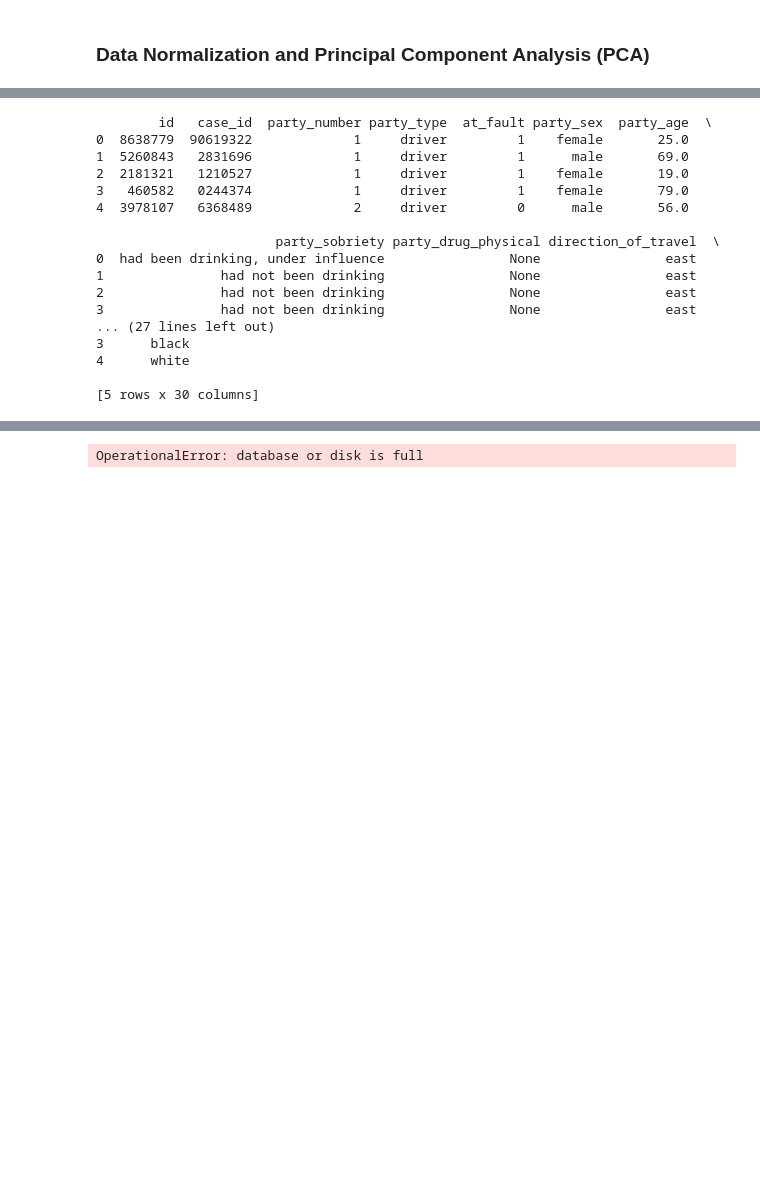
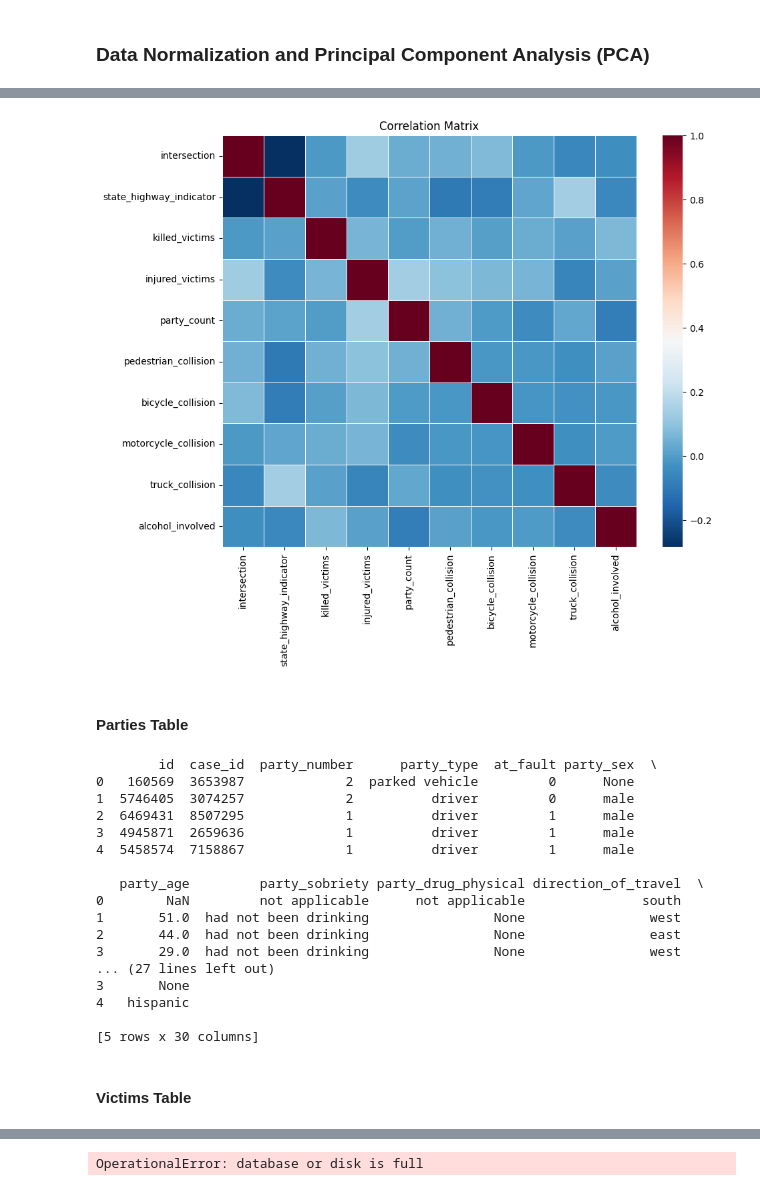
Before and after one commit to Micah614/Mining_SWITRS_for_AI_Safety_Benefits, a Jupyter notebook: SWITRS_Python_Notebook.ipynb, the cells around one changed output, grey strips where cells are left out. Drawn from its saved outputs; the diff is of its cells as text; code cells hidden in the pictures; blank space fills up the shorter version.

```diff
--- a/SWITRS_Python_Notebook.ipynb
+++ b/SWITRS_Python_Notebook.ipynb
@@ -261,0 +342,7 @@ print(collisions_random_100_df.head())
+# %%
+numeric_cols_df = collisions_important_df.select_dtypes(include=[np.number])
+# Using your dataframe 'collisions_random_10000_df'
+correlation_matrix = numeric_cols_df.corr()
+
+# Printing correlation matrix
+print(correlation_matrix)
@@ -262,25 +367,46 @@ print(collisions_random_100_df.head())
+# %%
+import seaborn as sns
+import matplotlib.pyplot as plt
+
+plt.figure(figsize=(10, 8))  # Optional: You can set the figure size
+
+sns.heatmap(correlation_matrix,
+            xticklabels=correlation_matrix.columns,
+            yticklabels=correlation_matrix.columns,
+            cmap='RdBu_r',
+            annot=False,
+            linewidth=0.5)
+
+plt.title('Correlation Matrix')
+plt.show()
+# %% [output]
+[figure, added]
+# %% [markdown]
+#### Parties Table
 # %%
 # RANDOM SAMPLER STUB FOR 'parties' table
-# Read 100 randomly selected sqlite table query tuples into a local pandas DataFrame
-parties_random_100_df = pd.read_sql_query("SELECT * FROM parties ORDER BY RANDOM() LIMIT 100;", sqliteConnection)
-print(parties_random_100_df.head())
+# Read 10000 randomly selected sqlite table query tuples into a local pandas DataFrame
+parties_random_10000_df = pd.read_sql_query("SELECT * FROM parties ORDER BY RANDOM() LIMIT 10000;", sqliteConnection)
+print(parties_random_10000_df.head())
 # %% [output]
-        id   case_id  party_number party_type  at_fault party_sex  party_age  \
-0  8638779  90619322             1     driver         1    female       25.0
-1  5260843   2831696             1     driver         1      male       69.0
-2  2181321   1210527             1     driver         1    female       19.0
-3   460582   0244374             1     driver         1    female       79.0
-4  3978107   6368489             2     driver         0      male       56.0
+        id  case_id  party_number      party_type  at_fault party_sex  \
+0   160569  3653987             2  parked vehicle         0      None
+1  5746405  3074257             2          driver         0      male
+2  6469431  8507295             1          driver         1      male
+3  4945871  2659636             1          driver         1      male
+4  5458574  7158867             1          driver         1      male
 
-                       party_sobriety party_drug_physical direction_of_travel  \
-0  had been drinking, under influence                None                east
-1               had not been drinking                None                east
-2               had not been drinking                None                east
-3               had not been drinking                None                east
+   party_age         party_sobriety party_drug_physical direction_of_travel  \
+0        NaN         not applicable      not applicable               south
+1       51.0  had not been drinking                None                west
+2       44.0  had not been drinking                None                east
+3       29.0  had not been drinking                None                west
 ... (27 lines left out)
-3      black
-4      white
+3       None
+4   hispanic
 
 [5 rows x 30 columns]
+# %% [markdown]
+#### Victims Table
 # %%
 # RANDOM SAMPLER STUB FOR 'victims' table
```
Also changed, not shown: parts of 20 cells of this notebook.
